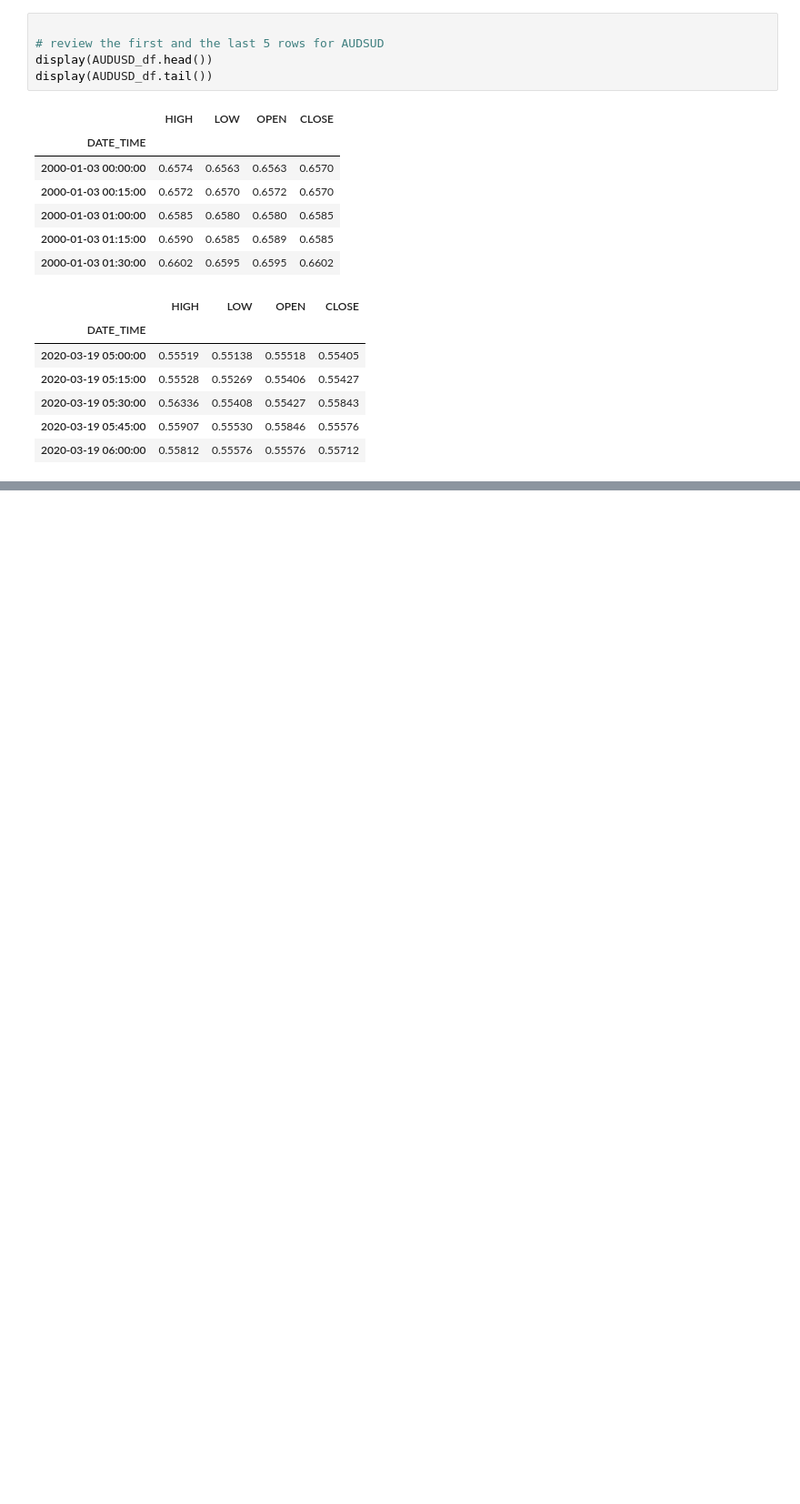
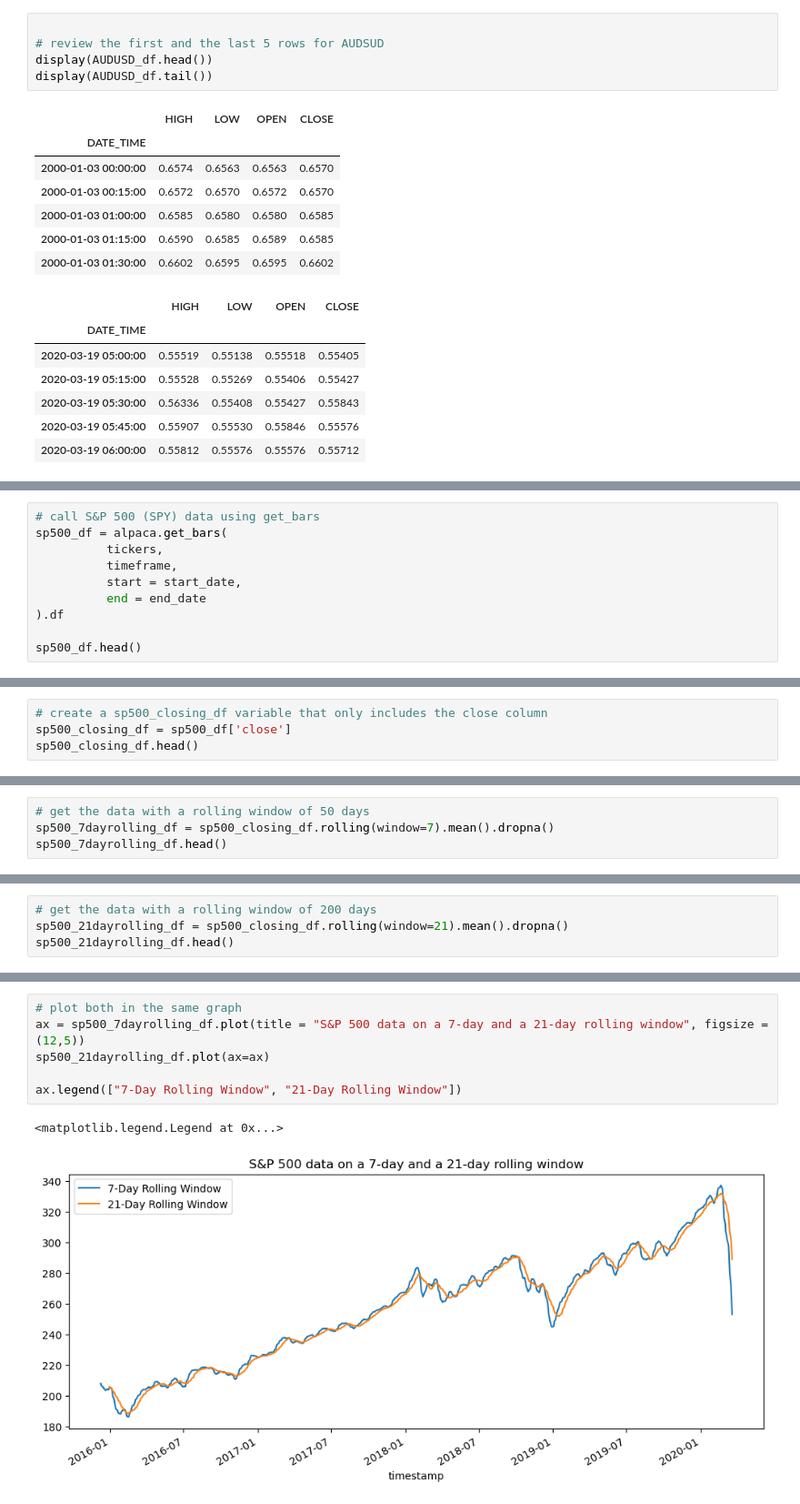
Before and after one commit to halamkim/project_01, a Jupyter notebook: Halam Kim/project_01.ipynb, the cells around one changed output, grey strips where cells are left out. Shown at 91% size. Cells and saved outputs as stored; diff of their text form; blank space fills up the shorter version.

```diff
--- a/Halam Kim/project_01.ipynb
+++ b/Halam Kim/project_01.ipynb
@@ -64,0 +110,10 @@ display(AUDUSD_df.tail())
+# %%
+# call S&P 500 (SPY) data using get_bars
+sp500_df = alpaca.get_bars(
+          tickers,
+          timeframe,
+          start = start_date,
+          end = end_date
+).df
+
+sp500_df.head()
@@ -64,0 +128,4 @@ display(AUDUSD_df.tail())
+# %%
+# create a sp500_closing_df variable that only includes the close column
+sp500_closing_df = sp500_df['close']
+sp500_closing_df.head()
@@ -64,0 +140,4 @@ display(AUDUSD_df.tail())
+# %%
+# get the data with a rolling window of 50 days
+sp500_7dayrolling_df = sp500_closing_df.rolling(window=7).mean().dropna()
+sp500_7dayrolling_df.head()
@@ -64,0 +152,4 @@ display(AUDUSD_df.tail())
+# %%
+# get the data with a rolling window of 200 days
+sp500_21dayrolling_df = sp500_closing_df.rolling(window=21).mean().dropna()
+sp500_21dayrolling_df.head()
@@ -64,0 +164,9 @@ display(AUDUSD_df.tail())
+# %%
+# plot both in the same graph
+ax = sp500_7dayrolling_df.plot(title = "S&P 500 data on a 7-day and a 21-day rolling window", figsize = (12,5))
+sp500_21dayrolling_df.plot(ax=ax)
+
+ax.legend(["7-Day Rolling Window", "21-Day Rolling Window"])
+# %% [output]
+<matplotlib.legend.Legend at 0x...>
+[figure, added]
```
Also changed, not shown: parts of 12 cells of this notebook, 1 other file.
